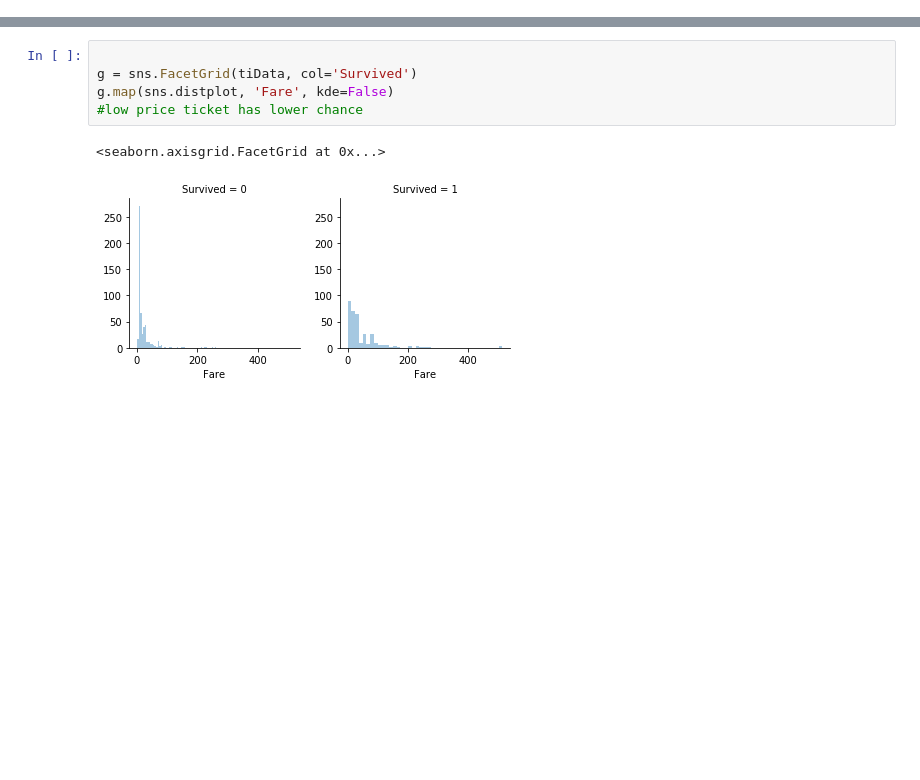
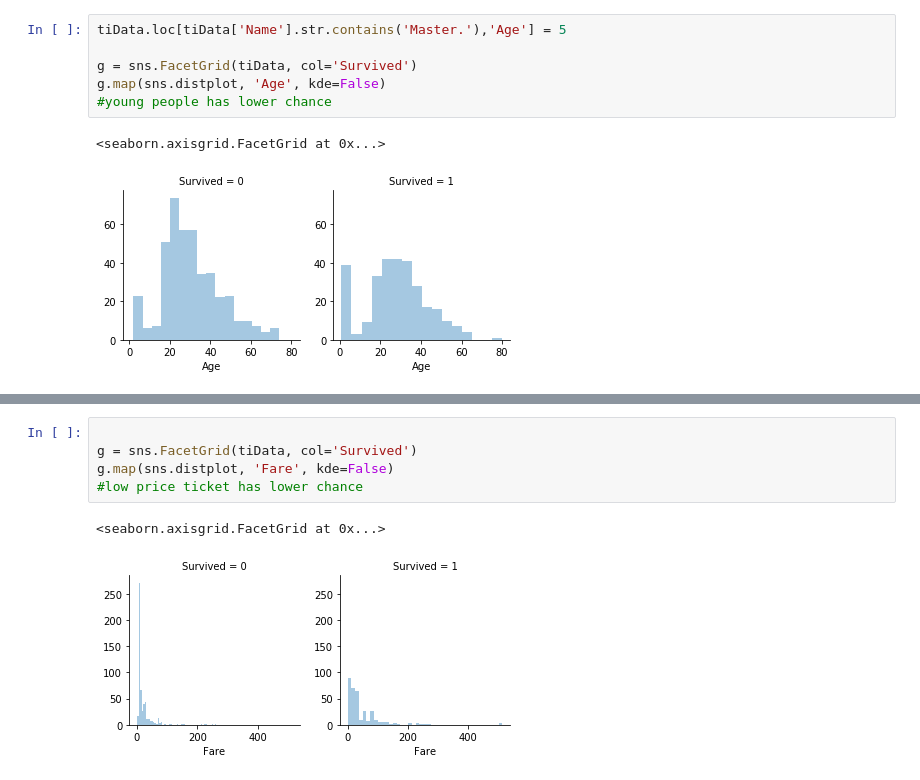
Before and after one commit to richardcysun/Machine-Learning, a Jupyter notebook: Kaggle/Titanic_ft_sel.ipynb, the cells around one changed output, grey strips where cells are left out. Saved outputs shown, nothing was run; the diff lists cells and outputs as text; blank space fills up the shorter version.

```diff
--- a/Kaggle/Titanic_ft_sel.ipynb
+++ b/Kaggle/Titanic_ft_sel.ipynb
@@ -38,0 +85,9 @@ Ticket         891 non-null object
+# %%
+tiData.loc[tiData['Name'].str.contains('Master.'),'Age'] = 5
+
+g = sns.FacetGrid(tiData, col='Survived')
+g.map(sns.distplot, 'Age', kde=False)
+#young people has lower chance
+# %% [output]
+<seaborn.axisgrid.FacetGrid at 0x...>
+[figure, added]
```
Also changed, not shown: parts of 8 cells of this notebook, 1 other file.
